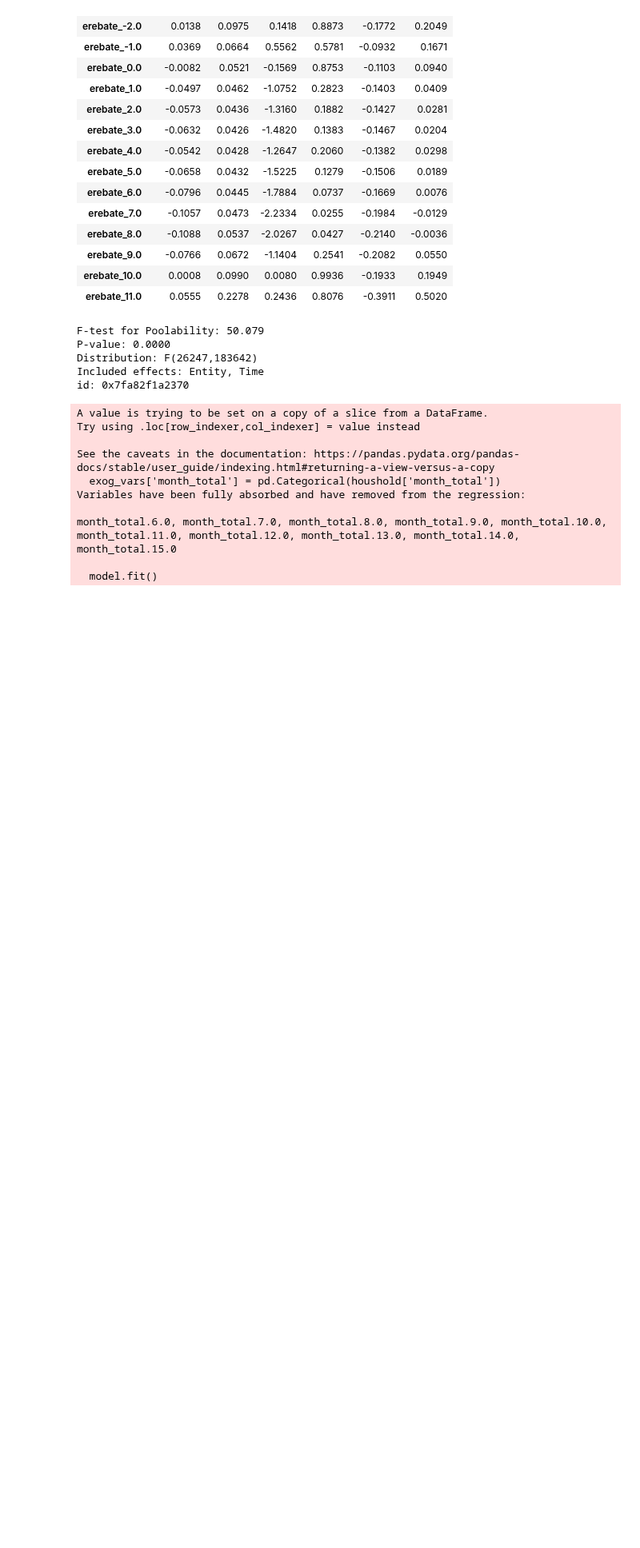
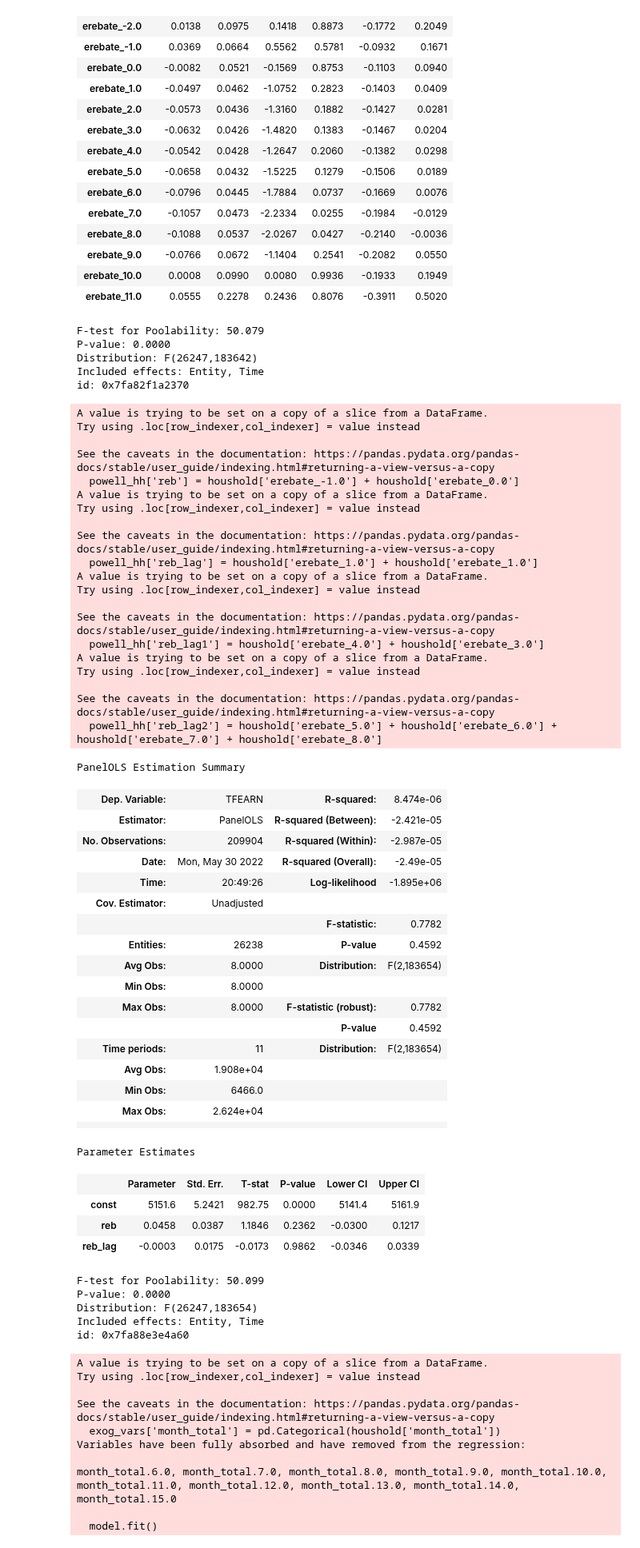
Before and after one commit to MaxDerWeber/MasterThesis, a Jupyter notebook: Data.ipynb, the cells around one changed output. Shown at 80% size. Cells and saved outputs as stored; diff of their text form; code cells hidden in the pictures; blank space fills up the shorter version.

Commit message:
FE iteration with reb dummies grouped like Powell.

```diff
--- a/Data.ipynb
+++ b/Data.ipynb
@@ -426,6 +426,80 @@ P-value: 0.0000
 Distribution: F(26247,183642)
 Included effects: Entity, Time
 id: 0x7fa82f1a2370
+# %%
+# die obere regression nochmal machen aber rebate rebate0+rebate1 und rebate2+rebate3 gruppieren:
+# addieren der dummies, die rows bleiben aber so bestehen und werden nicht aggregiert
+
+powell_hh = houshold[['ERBATAMT', 'month_total', 'TFEARN']]
+powell_hh['reb'] = houshold['erebate_-1.0'] + houshold['erebate_0.0']
+powell_hh['reb_lag'] = houshold['erebate_1.0'] + houshold['erebate_1.0']
+powell_hh['reb_lag1'] = houshold['erebate_4.0'] + houshold['erebate_3.0']
+powell_hh['reb_lag2'] = houshold['erebate_5.0'] + houshold['erebate_6.0'] + houshold['erebate_7.0'] + houshold['erebate_8.0']
+
+exog_vars = powell_hh[['reb', 'reb_lag']].multiply(powell_hh['ERBATAMT'], axis = 'index') #, 'reb_lag1', 'reb_lag2'
+
+exog = sm.add_constant(exog_vars)
+
+model = PanelOLS(powell_hh['TFEARN'], exog, entity_effects = True, time_effects = True, check_rank = True, drop_absorbed=True)
+
+model.fit()
+
+
+# include interaction terms?
+# what is the 2SLS approach in Powell? is the first stage Rebate = gamma (interaction terms of HH characteristica)?
+# read the stata code again (especially concerning the interacgtion term!)
+# set tfearn = 0 if tfearn < 0.
+
+# don't use houshold dataframe that is grouped but use the regular one with pp as index and cluster by hh in the regressions.
+# %% [output]
+A value is trying to be set on a copy of a slice from a DataFrame.
+Try using .loc[row_indexer,col_indexer] = value instead
+
+See the caveats in the documentation: https://pandas.pydata.org/pandas-docs/stable/user_guide/indexing.html#returning-a-view-versus-a-copy
+  powell_hh['reb'] = houshold['erebate_-1.0'] + houshold['erebate_0.0']
+A value is trying to be set on a copy of a slice from a DataFrame.
+Try using .loc[row_indexer,col_indexer] = value instead
+
+See the caveats in the documentation: https://pandas.pydata.org/pandas-docs/stable/user_guide/indexing.html#returning-a-view-versus-a-copy
+  powell_hh['reb_lag'] = houshold['erebate_1.0'] + houshold['erebate_1.0']
+A value is trying to be set on a copy of a slice from a DataFrame.
+Try using .loc[row_indexer,col_indexer] = value instead
+
+See the caveats in the documentation: https://pandas.pydata.org/pandas-docs/stable/user_guide/indexing.html#returning-a-view-versus-a-copy
+  powell_hh['reb_lag1'] = houshold['erebate_4.0'] + houshold['erebate_3.0']
+A value is trying to be set on a copy of a slice from a DataFrame.
+Try using .loc[row_indexer,col_indexer] = value instead
+
+See the caveats in the documentation: https://pandas.pydata.org/pandas-docs/stable/user_guide/indexing.html#returning-a-view-versus-a-copy
+  powell_hh['reb_lag2'] = houshold['erebate_5.0'] + houshold['erebate_6.0'] + houshold['erebate_7.0'] + houshold['erebate_8.0']
+PanelOLS Estimation Summary
+| Dep. Variable: | TFEARN | R-squared: | 8.474e-06 |
+| Estimator: | PanelOLS | R-squared (Between): | -2.421e-05 |
+| No. Observations: | 209904 | R-squared (Within): | -2.987e-05 |
+| Date: | Mon, May 30 2022 | R-squared (Overall): | -2.49e-05 |
+| Time: | 20:49:26 | Log-likelihood | -1.895e+06 |
+| Cov. Estimator: | Unadjusted |  |  |
+|  |  | F-statistic: | 0.7782 |
+| Entities: | 26238 | P-value | 0.4592 |
+| Avg Obs: | 8.0000 | Distribution: | F(2,183654) |
+| Min Obs: | 8.0000 |  |  |
+| Max Obs: | 8.0000 | F-statistic (robust): | 0.7782 |
+|  |  | P-value | 0.4592 |
+| Time periods: | 11 | Distribution: | F(2,183654) |
+| Avg Obs: | 1.908e+04 |  |  |
+| Min Obs: | 6466.0 |  |  |
+| Max Obs: | 2.624e+04 |  |  |
+|  |  |  |  |
+Parameter Estimates
+|  | Parameter | Std. Err. | T-stat | P-value | Lower CI | Upper CI |
+| const | 5151.6 | 5.2421 | 982.75 | 0.0000 | 5141.4 | 5161.9 |
+| reb | 0.0458 | 0.0387 | 1.1846 | 0.2362 | -0.0300 | 0.1217 |
+| reb_lag | -0.0003 | 0.0175 | -0.0173 | 0.9862 | -0.0346 | 0.0339 |
+F-test for Poolability: 50.099
+P-value: 0.0000
+Distribution: F(26247,183654)
+Included effects: Entity, Time
+id: 0x7fa88e3e4a60
 # %%
 # with dummy only:
 exog_vars = houshold[['erebate_-2.0', 'erebate_-1.0', 'erebate_0.0', 'erebate_1.0','erebate_2.0', 'erebate_3.0', 'erebate_4.0', 'erebate_5.0', 'erebate_6.0',
```
Also changed, not shown: parts of 1 cell of this notebook.
